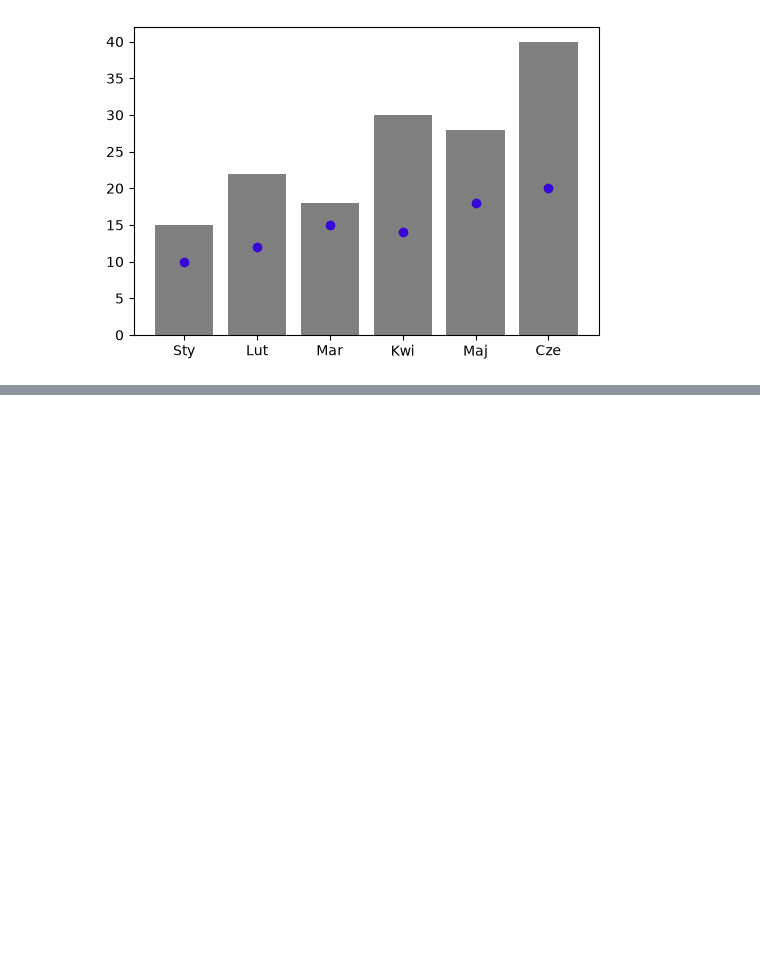
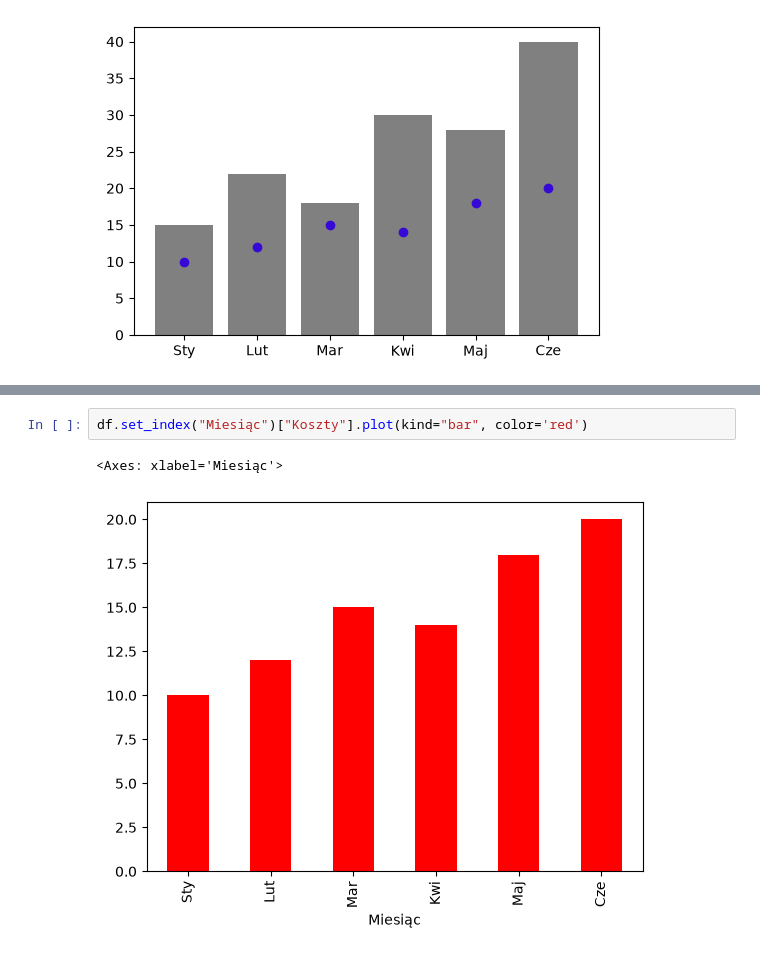
Before and after one commit to dane-analizy/szkolenie_pandas-2026_09_28-2026_09_30, a Jupyter notebook: robocze/14_wykresy.ipynb, the cells around one changed output, grey strips where cells are left out. Cells and saved outputs as stored; diff of their text form; blank space fills up the shorter version.

```diff
--- a/robocze/14_wykresy.ipynb
+++ b/robocze/14_wykresy.ipynb
@@ -79,0 +90,5 @@ plt.show()
+# %%
+df.set_index("Miesiąc")["Koszty"].plot(kind="bar", color='red')
+# %% [output]
+<Axes: xlabel='Miesiąc'>
+[figure, added]
```
Also changed, not shown: parts of 16 cells of this notebook, 4 other files.
